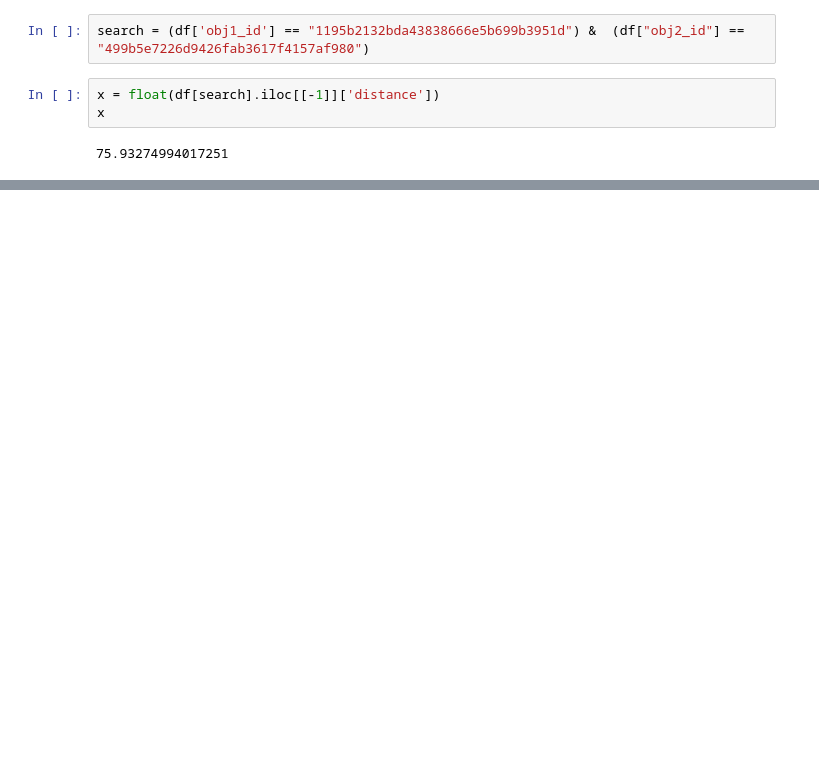
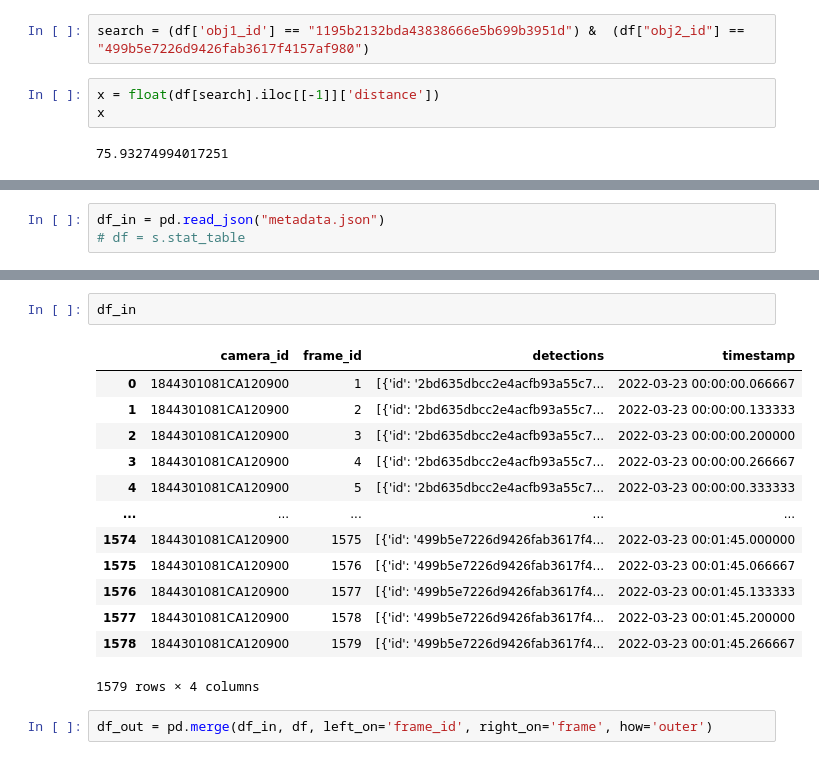
Before and after one commit to vromero98/OPD, a Jupyter notebook: simulation.ipynb, the cells around one changed output, grey strips where cells are left out. Drawn from its saved outputs; the diff is of its cells as text; blank space fills up the shorter version.

Commit message:
Merged metadata.json and stat_table to event_metadata.json

```diff
--- a/simulation.ipynb
+++ b/simulation.ipynb
@@ -74,0 +78,3 @@ s.detections['1195b2132bda43838666e5b699b3951d']
+# %%
+df_in = pd.read_json("metadata.json")
+# df = s.stat_table
@@ -74,0 +97,18 @@ s.detections['1195b2132bda43838666e5b699b3951d']
+# %%
+df_in
+# %% [output]
+|  | camera_id | frame_id | detections | timestamp |
+| 0 | 1844301081CA120900 | 1 | [{'id': '2bd635dbcc2e4acfb93a55c7... | 2022-03-23 00:00:00.066667 |
+| 1 | 1844301081CA120900 | 2 | [{'id': '2bd635dbcc2e4acfb93a55c7... | 2022-03-23 00:00:00.133333 |
+| 2 | 1844301081CA120900 | 3 | [{'id': '2bd635dbcc2e4acfb93a55c7... | 2022-03-23 00:00:00.200000 |
+| 3 | 1844301081CA120900 | 4 | [{'id': '2bd635dbcc2e4acfb93a55c7... | 2022-03-23 00:00:00.266667 |
+| 4 | 1844301081CA120900 | 5 | [{'id': '2bd635dbcc2e4acfb93a55c7... | 2022-03-23 00:00:00.333333 |
+| ... | ... | ... | ... | ... |
+| 1574 | 1844301081CA120900 | 1575 | [{'id': '499b5e7226d9426fab3617f4... | 2022-03-23 00:01:45.000000 |
+| 1575 | 1844301081CA120900 | 1576 | [{'id': '499b5e7226d9426fab3617f4... | 2022-03-23 00:01:45.066667 |
+| 1576 | 1844301081CA120900 | 1577 | [{'id': '499b5e7226d9426fab3617f4... | 2022-03-23 00:01:45.133333 |
+| 1577 | 1844301081CA120900 | 1578 | [{'id': '499b5e7226d9426fab3617f4... | 2022-03-23 00:01:45.200000 |
+| 1578 | 1844301081CA120900 | 1579 | [{'id': '499b5e7226d9426fab3617f4... | 2022-03-23 00:01:45.266667 |
+1579 rows × 4 columns
+# %%
+df_out = pd.merge(df_in, df, left_on='frame_id', right_on='frame', how='outer')
```
Also changed, not shown: parts of 8 cells of this notebook, 1 other file.
